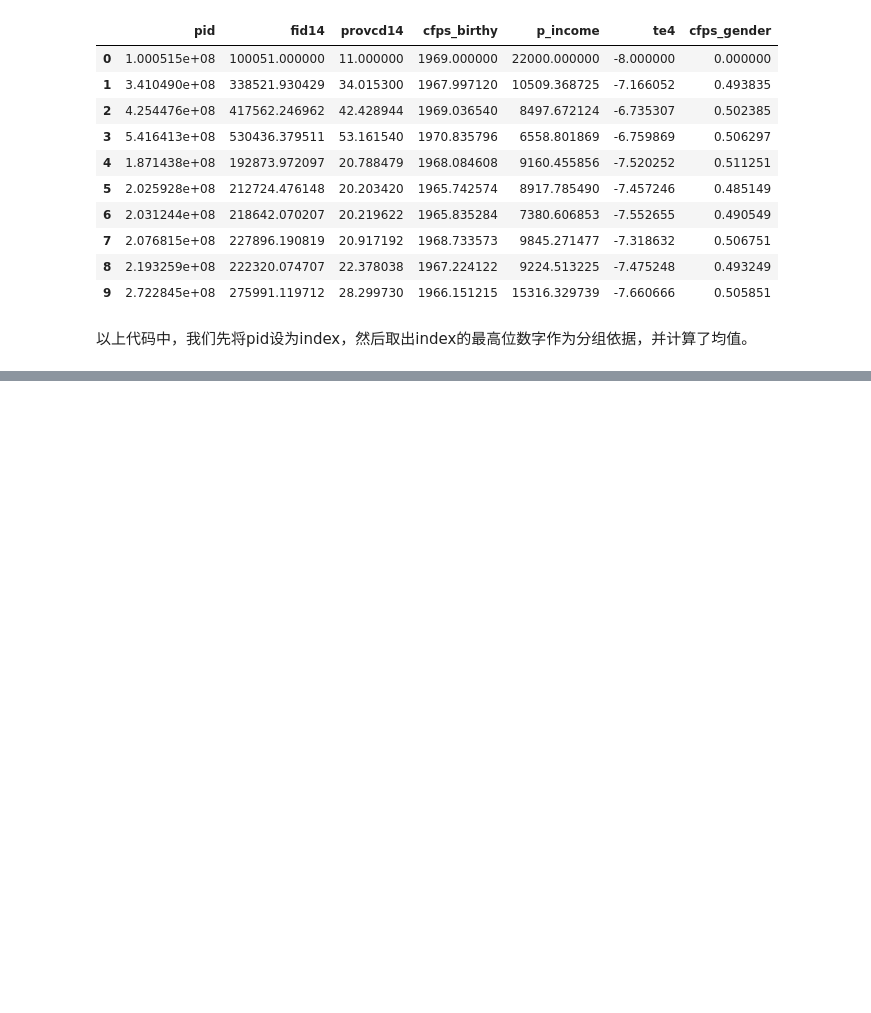
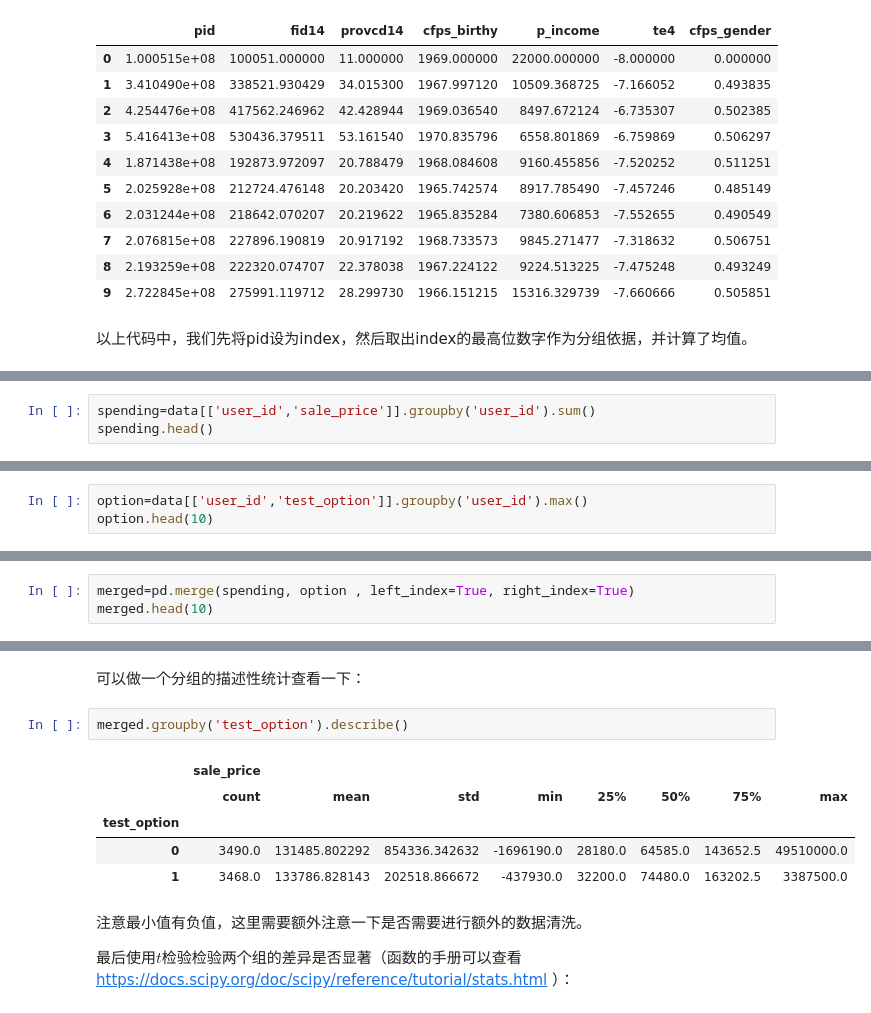
Before and after one commit to sijichun/PythonTutor, a Jupyter notebook: T7_pandas.ipynb, the cells around one changed output, grey strips where cells are left out. Drawn from its saved outputs; the diff is of its cells as text; blank space fills up the shorter version.

```diff
--- a/T7_pandas.ipynb
+++ b/T7_pandas.ipynb
@@ -1871,0 +1909,3 @@ subdata.groupby(lambda x: int(str(x)[0])).mean()
+# %%
+spending=data[['user_id','sale_price']].groupby('user_id').sum()
+spending.head()
@@ -1871,0 +1922,3 @@ subdata.groupby(lambda x: int(str(x)[0])).mean()
+# %%
+option=data[['user_id','test_option']].groupby('user_id').max()
+option.head(10)
@@ -1871,0 +1940,3 @@ subdata.groupby(lambda x: int(str(x)[0])).mean()
+# %%
+merged=pd.merge(spending, option , left_index=True, right_index=True)
+merged.head(10)
@@ -1871,0 +1956,14 @@ subdata.groupby(lambda x: int(str(x)[0])).mean()
+# %% [markdown]
+可以做一个分组的描述性统计查看一下：
+# %%
+merged.groupby('test_option').describe()
+# %% [output]
+|  | sale_price |  |  |  |  |  |  |  |
+|  | count | mean | std | min | 25% | 50% | 75% | max |
+| test_option |  |  |  |  |  |  |  |  |
+| 0 | 3490.0 | 131485.802292 | 854336.342632 | -1696190.0 | 28180.0 | 64585.0 | 143652.5 | 49510000.0 |
+| 1 | 3468.0 | 133786.828143 | 202518.866672 | -437930.0 | 32200.0 | 74480.0 | 163202.5 | 3387500.0 |
+# %% [markdown]
+注意最小值有负值，这里需要额外注意一下是否需要进行额外的数据清洗。
+
+最后使用$t$检验检验两个组的差异是否显著（函数的手册可以查看 https://docs.scipy.org/doc/scipy/reference/tutorial/stats.html ）：
```
Also changed, not shown: parts of 15 cells of this notebook, 2 other files.
